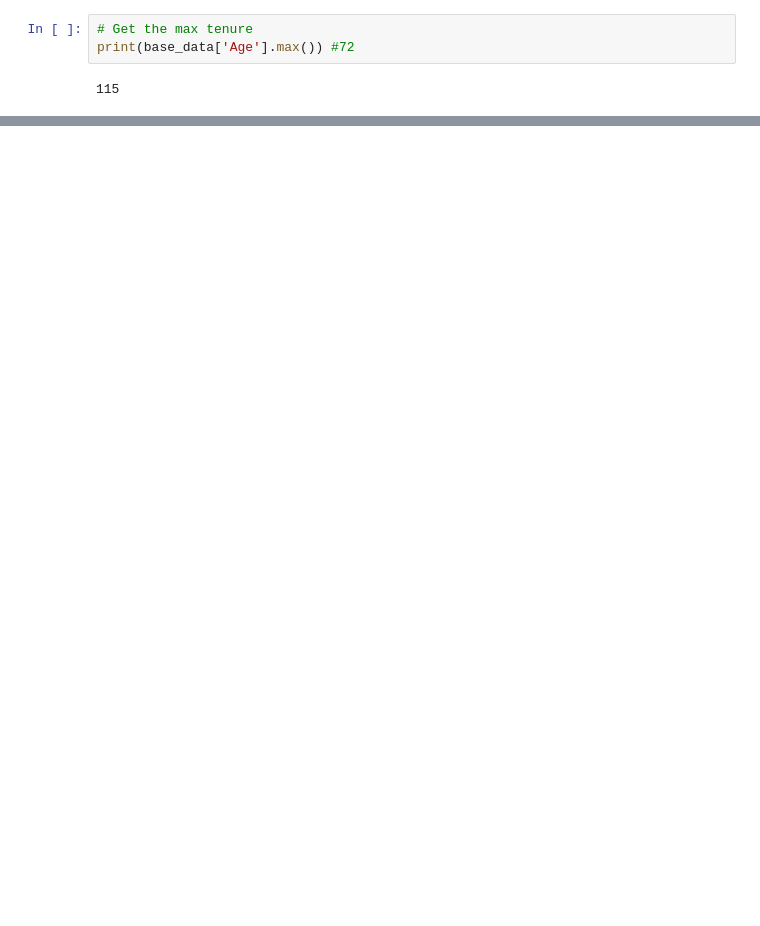
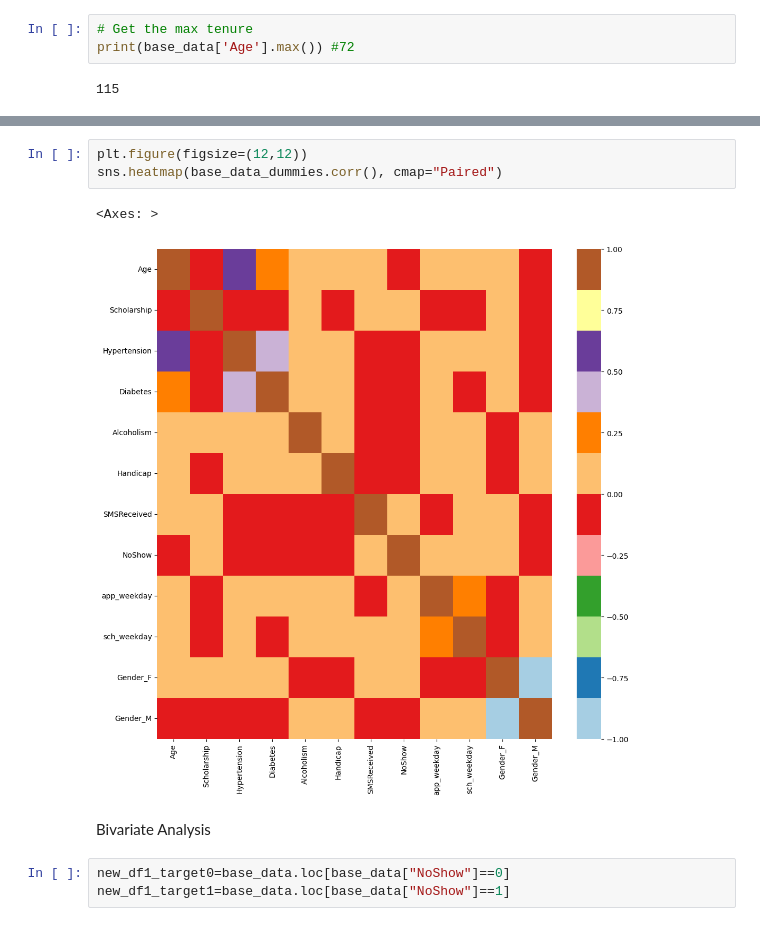
Before and after one commit to antonionunnally/Python, a Jupyter notebook: EDAforHealthcare/Medical_Appointments_Data.ipynb, the cells around one changed output, grey strips where cells are left out. Saved outputs shown, nothing was run; the diff lists cells and outputs as text; blank space fills up the shorter version.

```diff
--- a/EDAforHealthcare/Medical_Appointments_Data.ipynb
+++ b/EDAforHealthcare/Medical_Appointments_Data.ipynb
@@ -275,0 +331,11 @@ KeyError: ignored
+# %%
+plt.figure(figsize=(12,12))
+sns.heatmap(base_data_dummies.corr(), cmap="Paired")
+# %% [output]
+<Axes: >
+[figure, added]
+# %% [markdown]
+Bivariate Analysis
+# %%
+new_df1_target0=base_data.loc[base_data["NoShow"]==0]
+new_df1_target1=base_data.loc[base_data["NoShow"]==1]
```
Also changed, not shown: parts of 32 cells of this notebook.
